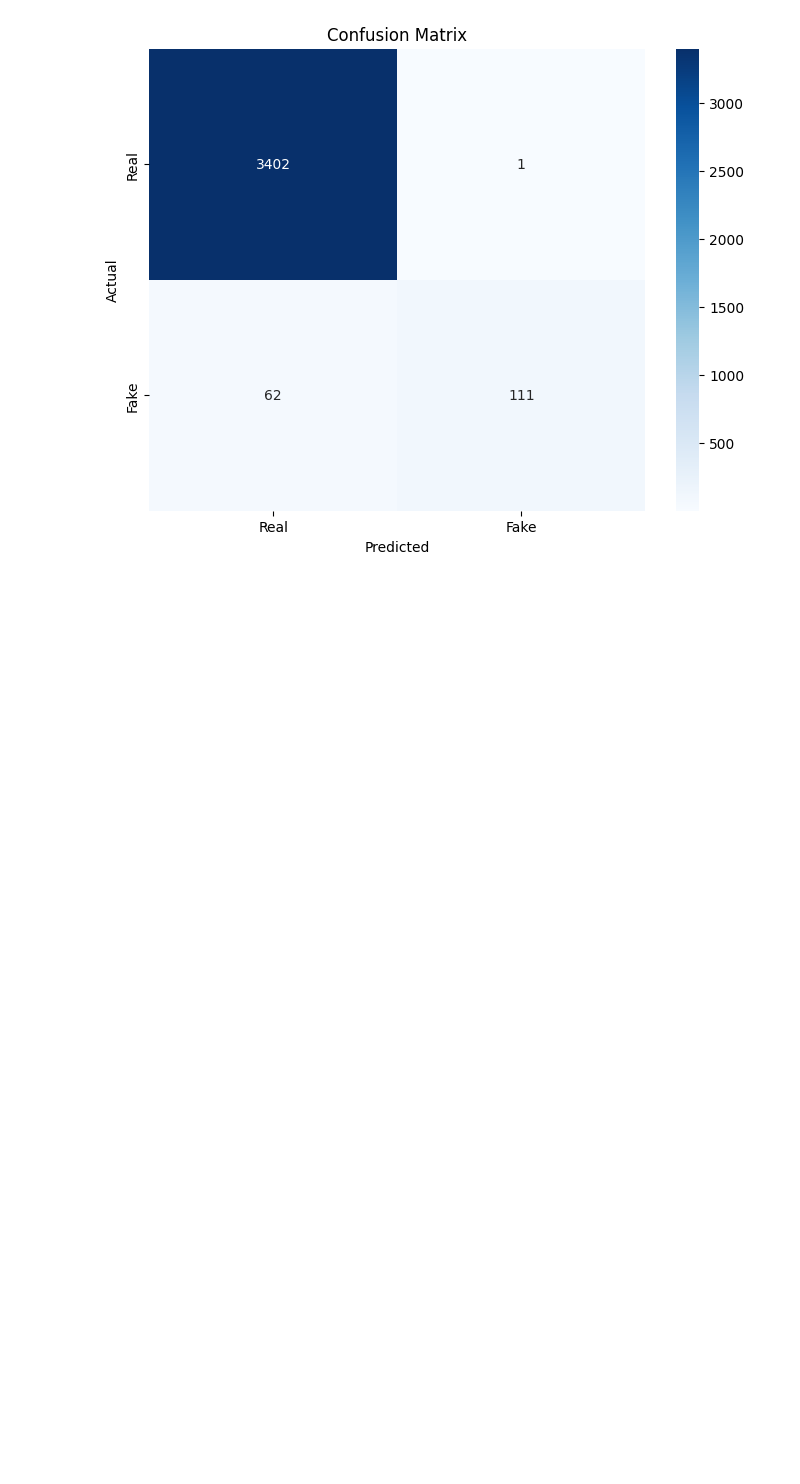
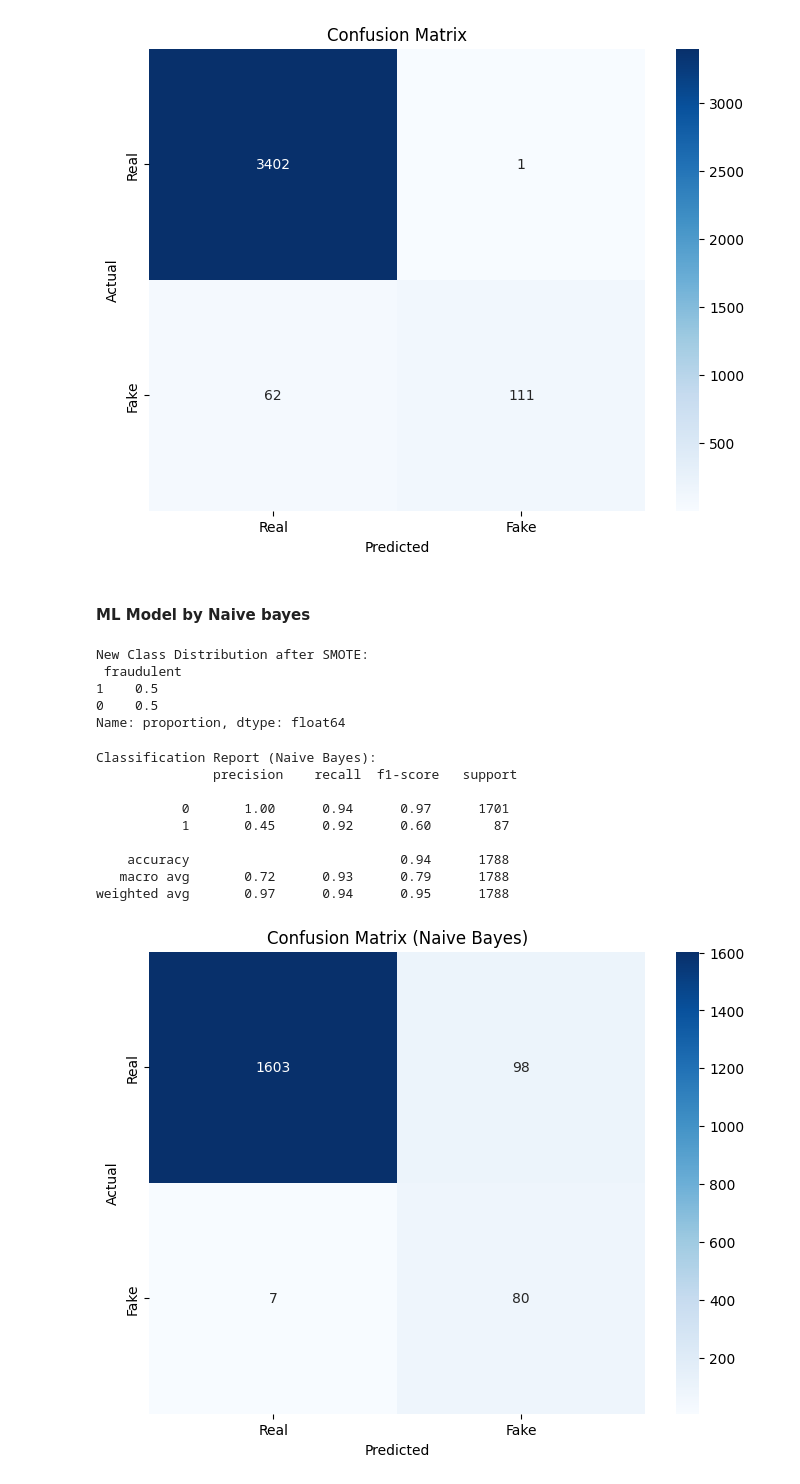
Before and after one commit to PhupaSirirat/Data-Warehouse-Data-Mining, a Jupyter notebook: Term Project/RF_Classification.ipynb, the cells around one changed output. Drawn from its saved outputs; the diff is of its cells as text; code cells hidden in the pictures; blank space fills up the shorter version.

Commit message:
Add model Naive Bayes

```diff
--- a/Term Project/RF_Classification.ipynb
+++ b/Term Project/RF_Classification.ipynb
@@ -301,3 +301,60 @@ Confusion Matrix:
  [[3402    1]
  [  62  111]]
 [figure]
+# %% [markdown]
+#### ML Model by Naive bayes ####
+# %%
+# Train-Test Split
+X = df['combined_text']  # Feature set
+y = df['fraudulent']  # Target variable
+X_train, X_test, y_train, y_test = train_test_split(X, y, test_size=0.1, random_state=42, stratify=y)
+
+# Fit the vectorizer on training data and transform
+X_train_tfidf = tfidf_vectorizer.fit_transform(X_train)
+X_test_tfidf = tfidf_vectorizer.transform(X_test)
+
+# Resampling: Apply SMOTE to the training data
+smote = SMOTE(random_state=42)
+X_smote, y_smote = smote.fit_resample(X_train_tfidf, y_train)
+
+# Check the new class distribution after SMOTE
+smote_class_distribution = pd.Series(y_smote).value_counts(normalize=True)
+print("New Class Distribution after SMOTE:\n", smote_class_distribution)
+# %% [output]
+New Class Distribution after SMOTE:
+ fraudulent
+1    0.5
+0    0.5
+Name: proportion, dtype: float64
+# %%
+from sklearn.naive_bayes import MultinomialNB
+# Apply Naive Bayes
+nb = MultinomialNB()
+nb.fit(X_smote, y_smote)
+nb_pred = nb.predict(X_test_tfidf)
+
+# Classification Report
+print("Classification Report (Naive Bayes):\n", classification_report(y_test, nb_pred))
+
+# Confusion Matrix
+nb_conf_matrix = confusion_matrix(y_test, nb_pred)
+
+# Visualizing the confusion matrix
+plt.figure(figsize=(8, 6))
+sns.heatmap(nb_conf_matrix, annot=True, fmt='d', cmap='Blues',
+            xticklabels=['Real', 'Fake'], yticklabels=['Real', 'Fake'])
+plt.title('Confusion Matrix (Naive Bayes)')
+plt.ylabel('Actual')
+plt.xlabel('Predicted')
+plt.show()
+# %% [output]
+Classification Report (Naive Bayes):
+               precision    recall  f1-score   support
+
+           0       1.00      0.94      0.97      1701
+           1       0.45      0.92      0.60        87
+
+    accuracy                           0.94      1788
+   macro avg       0.72      0.93      0.79      1788
+weighted avg       0.97      0.94      0.95      1788
+[figure, added]
```
